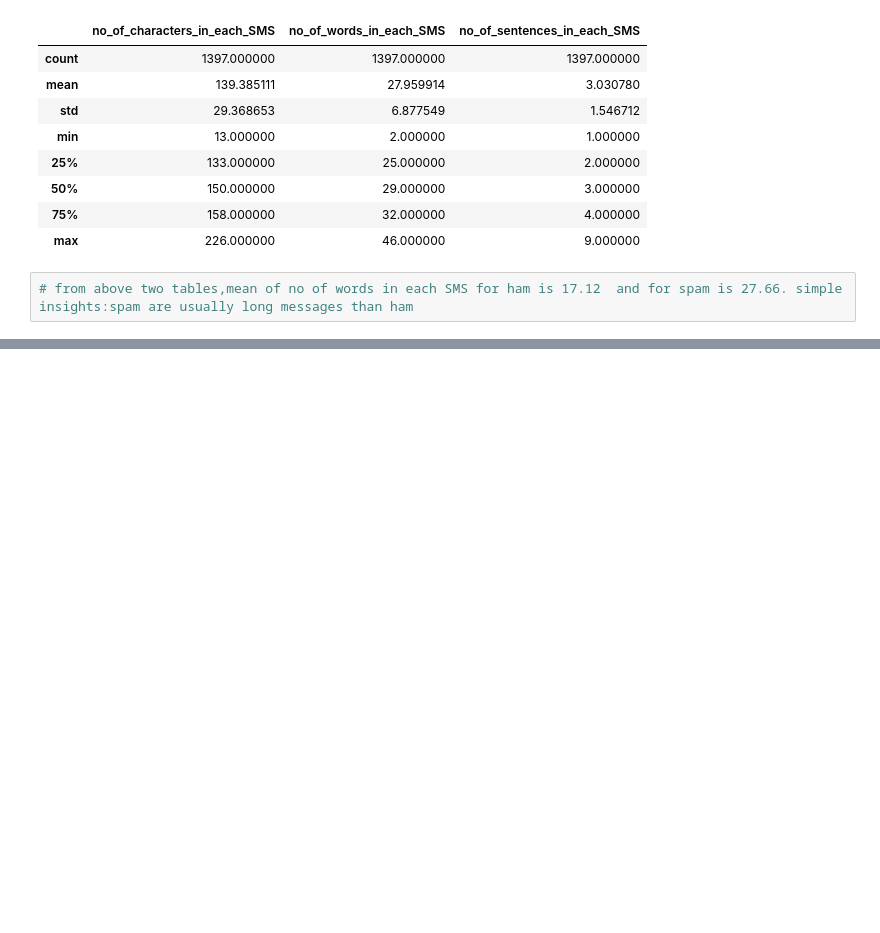
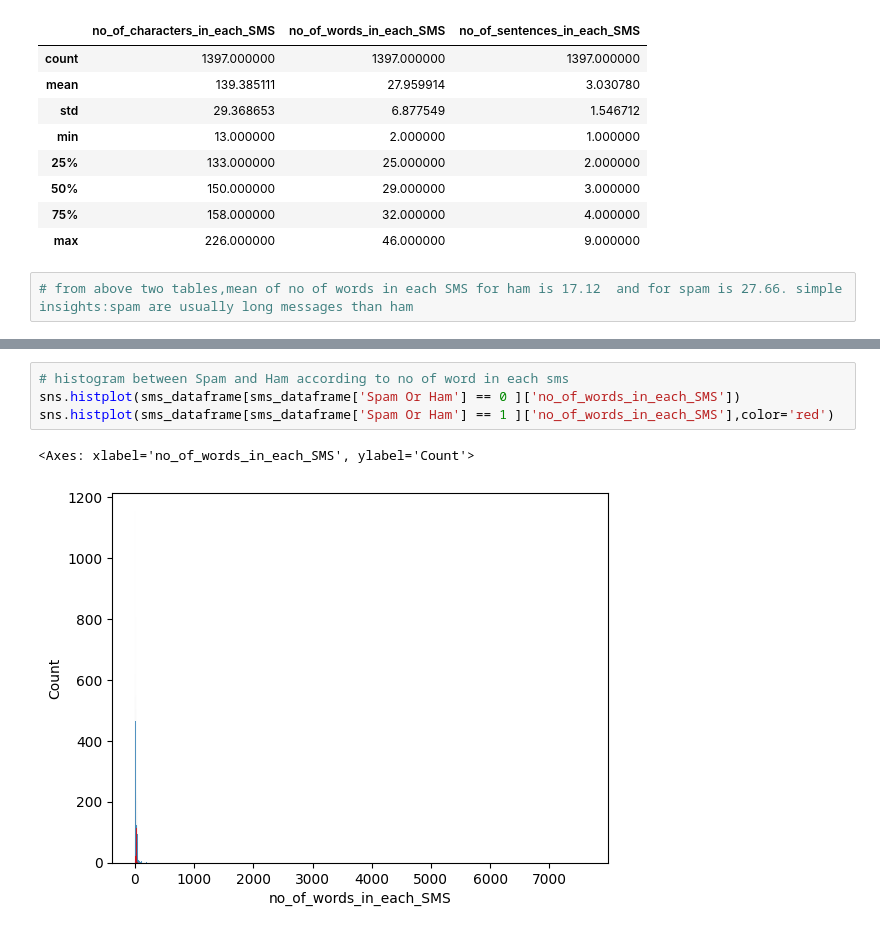
Before and after one commit to gautamsudip/email-sms_spam_detection, a Jupyter notebook: email_sms_spam_detection.ipynb, the cells around one changed output, grey strips where cells are left out. Cells and saved outputs as stored; diff of their text form; blank space fills up the shorter version.

```diff
--- a/email_sms_spam_detection.ipynb
+++ b/email_sms_spam_detection.ipynb
@@ -284,0 +294,7 @@ sms_dataframe[sms_dataframe['Spam Or Ham'] == 1 ] [['no_of_characters_in_each_SM
+# %%
+# histogram between Spam and Ham according to no of word in each sms
+sns.histplot(sms_dataframe[sms_dataframe['Spam Or Ham'] == 0 ]['no_of_words_in_each_SMS'])
+sns.histplot(sms_dataframe[sms_dataframe['Spam Or Ham'] == 1 ]['no_of_words_in_each_SMS'],color='red')
+# %% [output]
+<Axes: xlabel='no_of_words_in_each_SMS', ylabel='Count'>
+[figure, added]
```
Also changed, not shown: parts of 22 cells of this notebook.
